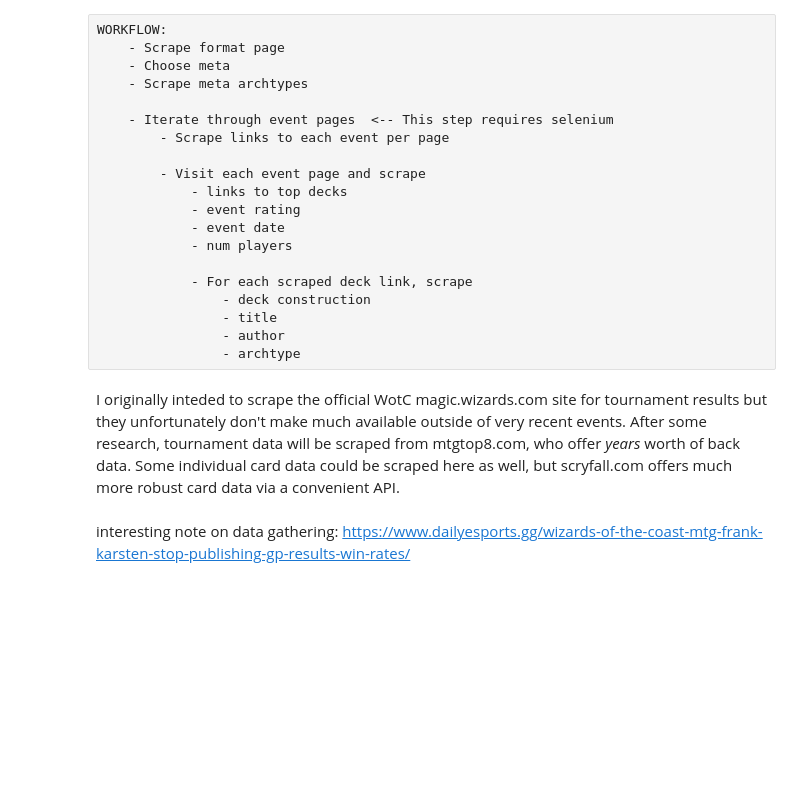
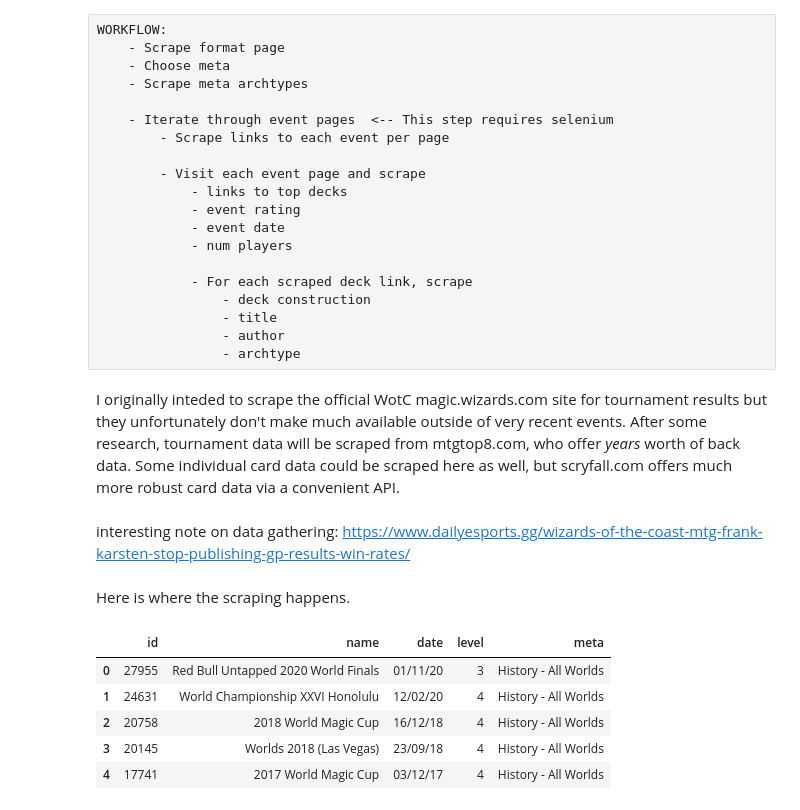
Before and after one commit to n-sweep/galvanize_capstone_1, a Jupyter notebook: exploration.ipynb, the cells around one changed output. Drawn from its saved outputs; the diff is of its cells as text; code cells hidden in the pictures; blank space fills up the shorter version.

```diff
--- a/exploration.ipynb
+++ b/exploration.ipynb
@@ -215,0 +235,2 @@ def main():
+# %% [markdown]
+Here is where the scraping happens.
@@ -215,0 +242,9 @@ def main():
+# %%
+event_df.head()
+# %% [output]
+|  | id | name | date | level | meta |
+| 0 | 27955 | Red Bull Untapped 2020 World Finals | 01/11/20 | 3 | History - All Worlds |
+| 1 | 24631 | World Championship XXVI Honolulu | 12/02/20 | 4 | History - All Worlds |
+| 2 | 20758 | 2018 World Magic Cup | 16/12/18 | 4 | History - All Worlds |
+| 3 | 20145 | Worlds 2018 (Las Vegas) | 23/09/18 | 4 | History - All Worlds |
+| 4 | 17741 | 2017 World Magic Cup | 03/12/17 | 4 | History - All Worlds |
```
Also changed, not shown: parts of 16 cells of this notebook.
